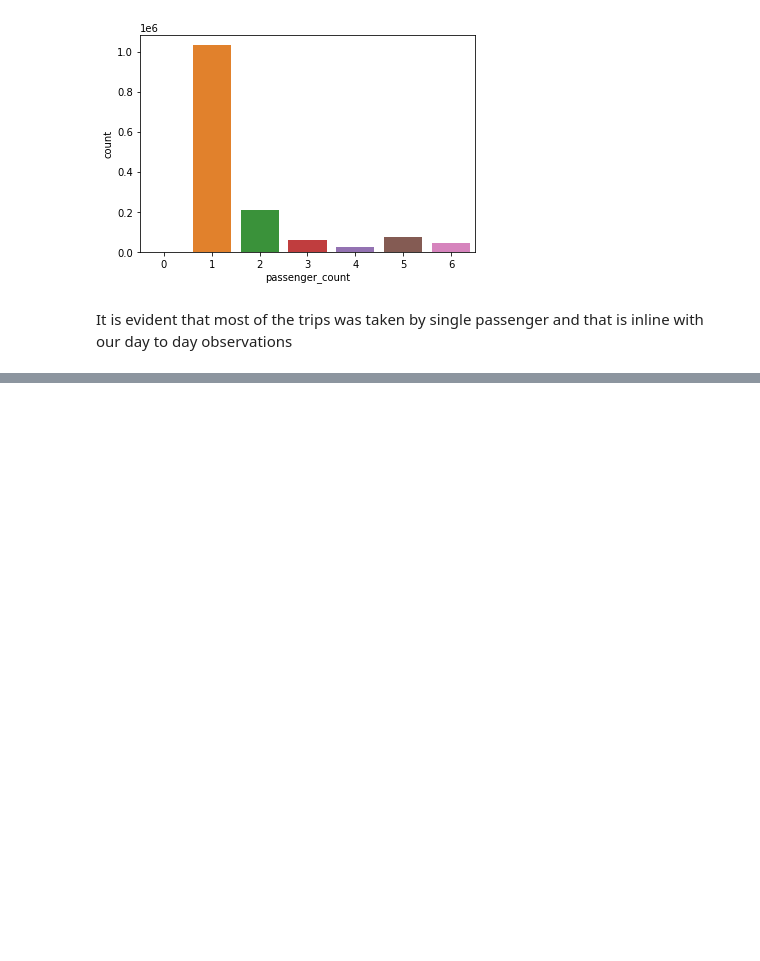
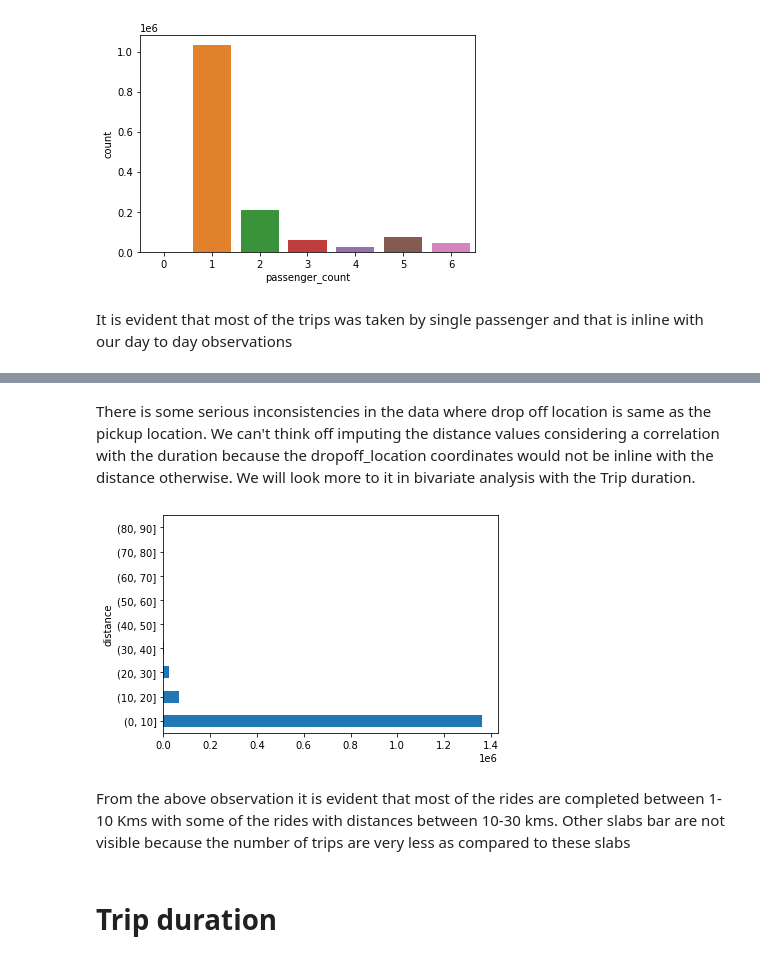
Before and after one commit to tpattanaik/NYC-Taxi-Trip-Prediction, a Jupyter notebook: NYC_Taxi_Trip_Time_Prediction_Capstone_Project.ipynb, the cells around one changed output, grey strips where cells are left out. Saved outputs shown, nothing was run; the diff lists cells and outputs as text; code cells hidden in the pictures; blank space fills up the shorter version.

```diff
--- a/NYC_Taxi_Trip_Time_Prediction_Capstone_Project.ipynb
+++ b/NYC_Taxi_Trip_Time_Prediction_Capstone_Project.ipynb
@@ -258,0 +326,11 @@ It is evident that most of the trips was taken by single passenger and that is i
+# %% [markdown]
+There is some serious inconsistencies in the data where drop off location is same as the pickup location. We can't think off imputing the distance values considering a correlation with the duration because the dropoff_location coordinates would not be inline with the distance otherwise. We will look more to it in bivariate analysis with the Trip duration.
+# %%
+data.distance.groupby(pd.cut(data.distance, np.arange(0,100,10))).count().plot(kind='barh')
+plt.show()
+# %% [output]
+[figure, added]
+# %% [markdown]
+From the above observation it is evident that most of the rides are completed between 1-10 Kms with some of the rides with distances between 10-30 kms. Other slabs bar are not visible because the number of trips are very less as compared to these slabs
+# %% [markdown]
+# Trip duration
```
Also changed, not shown: parts of 168 cells of this notebook.
